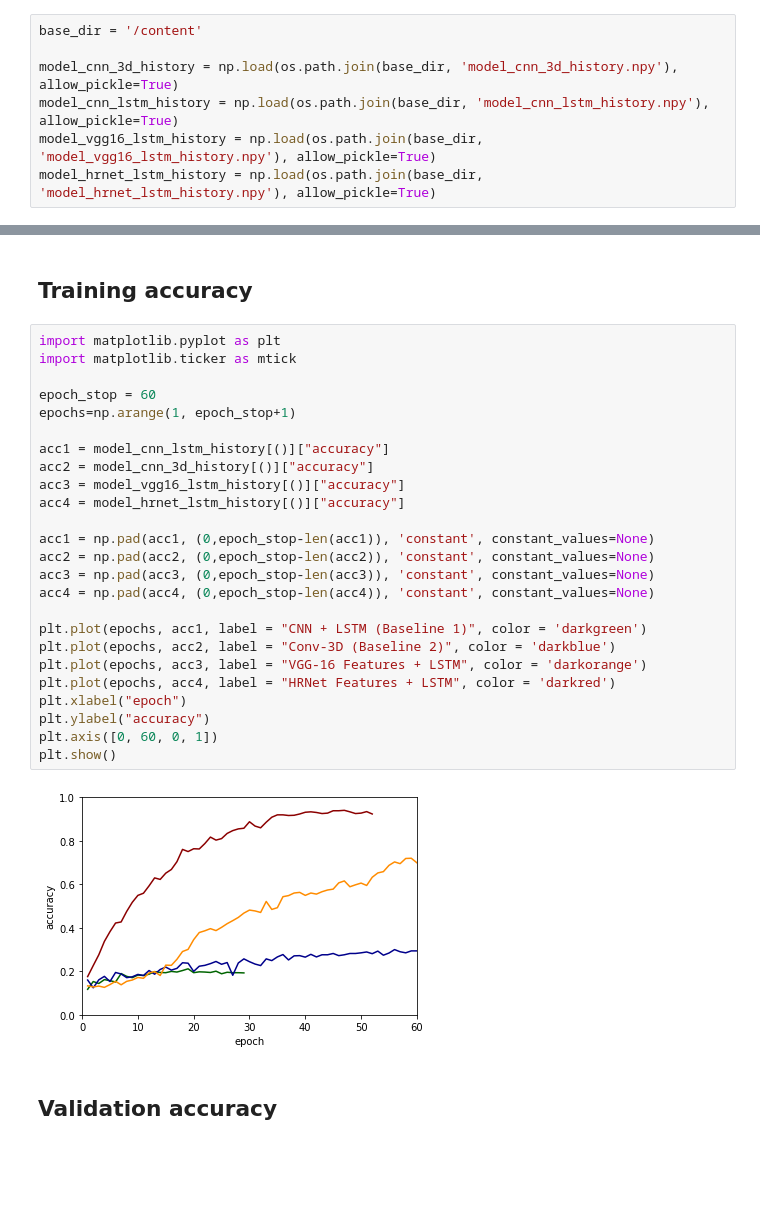
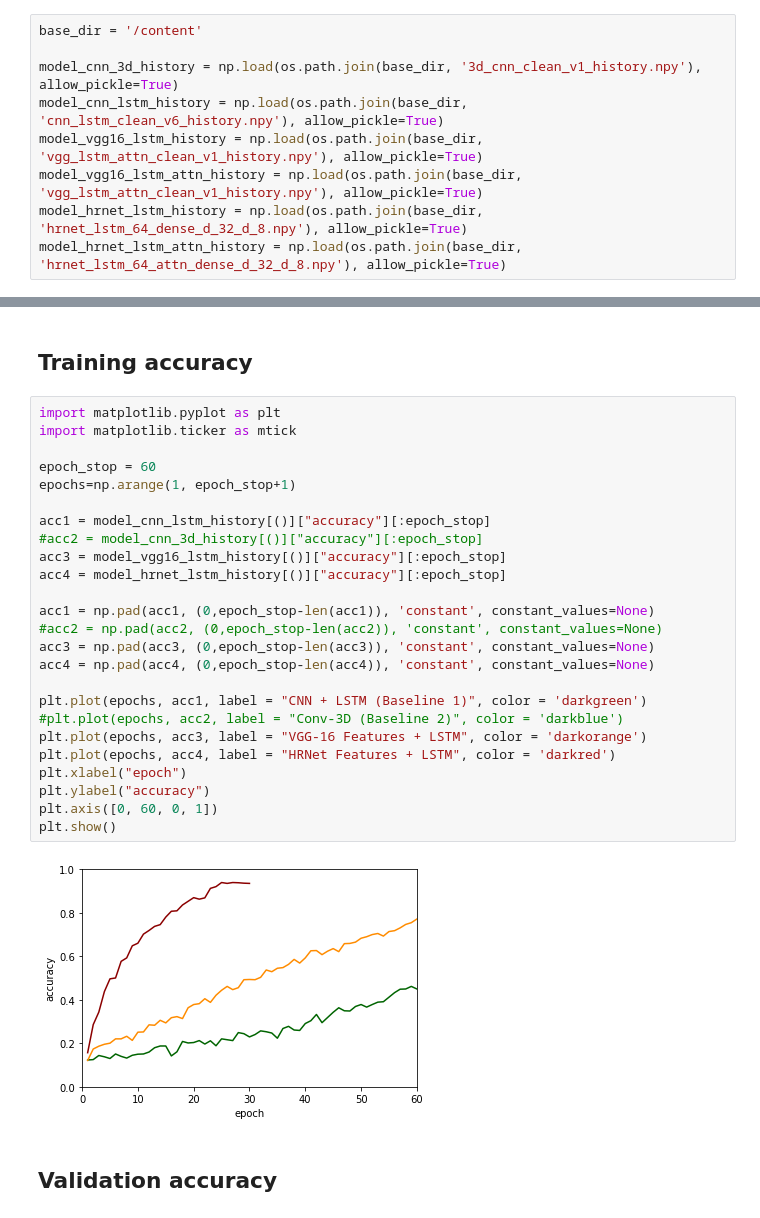
Before and after one commit to alanlou/cs231n-project, a Jupyter notebook: notebooks/visualize_training_history.ipynb, the cells around one changed output, grey strips where cells are left out. Drawn from its saved outputs; the diff is of its cells as text; blank space fills up the shorter version.

```diff
--- a/notebooks/visualize_training_history.ipynb
+++ b/notebooks/visualize_training_history.ipynb
@@ -4,7 +4,9 @@ import os
 # %%
 base_dir = '/content'
 
-model_cnn_3d_history = np.load(os.path.join(base_dir, 'model_cnn_3d_history.npy'), allow_pickle=True)
-model_cnn_lstm_history = np.load(os.path.join(base_dir, 'model_cnn_lstm_history.npy'), allow_pickle=True)
-model_vgg16_lstm_history = np.load(os.path.join(base_dir, 'model_vgg16_lstm_history.npy'), allow_pickle=True)
-model_hrnet_lstm_history = np.load(os.path.join(base_dir, 'model_hrnet_lstm_history.npy'), allow_pickle=True)
+model_cnn_3d_history = np.load(os.path.join(base_dir, '3d_cnn_clean_v1_history.npy'), allow_pickle=True)
+model_cnn_lstm_history = np.load(os.path.join(base_dir, 'cnn_lstm_clean_v6_history.npy'), allow_pickle=True)
+model_vgg16_lstm_history = np.load(os.path.join(base_dir, 'vgg_lstm_attn_clean_v1_history.npy'), allow_pickle=True)
+model_vgg16_lstm_attn_history = np.load(os.path.join(base_dir, 'vgg_lstm_attn_clean_v1_history.npy'), allow_pickle=True)
+model_hrnet_lstm_history = np.load(os.path.join(base_dir, 'hrnet_lstm_64_dense_d_32_d_8.npy'), allow_pickle=True)
+model_hrnet_lstm_attn_history = np.load(os.path.join(base_dir, 'hrnet_lstm_64_attn_dense_d_32_d_8.npy'), allow_pickle=True)
@@ -13,30 +43,30 @@ model_hrnet_lstm_history = np.load(os.path.join(base_dir, 'model_hrnet_lstm_hist
 # %%
 import matplotlib.pyplot as plt
 import matplotlib.ticker as mtick
 
 epoch_stop = 60
 epochs=np.arange(1, epoch_stop+1)
 
-acc1 = model_cnn_lstm_history[()]["accuracy"]
-acc2 = model_cnn_3d_history[()]["accuracy"]
-acc3 = model_vgg16_lstm_history[()]["accuracy"]
-acc4 = model_hrnet_lstm_history[()]["accuracy"]
+acc1 = model_cnn_lstm_history[()]["accuracy"][:epoch_stop]
+#acc2 = model_cnn_3d_history[()]["accuracy"][:epoch_stop]
+acc3 = model_vgg16_lstm_history[()]["accuracy"][:epoch_stop]
+acc4 = model_hrnet_lstm_history[()]["accuracy"][:epoch_stop]
 
 acc1 = np.pad(acc1, (0,epoch_stop-len(acc1)), 'constant', constant_values=None)
-acc2 = np.pad(acc2, (0,epoch_stop-len(acc2)), 'constant', constant_values=None)
+#acc2 = np.pad(acc2, (0,epoch_stop-len(acc2)), 'constant', constant_values=None)
 acc3 = np.pad(acc3, (0,epoch_stop-len(acc3)), 'constant', constant_values=None)
 acc4 = np.pad(acc4, (0,epoch_stop-len(acc4)), 'constant', constant_values=None)
 
 plt.plot(epochs, acc1, label = "CNN + LSTM (Baseline 1)", color = 'darkgreen')
-plt.plot(epochs, acc2, label = "Conv-3D (Baseline 2)", color = 'darkblue')
+#plt.plot(epochs, acc2, label = "Conv-3D (Baseline 2)", color = 'darkblue')
 plt.plot(epochs, acc3, label = "VGG-16 Features + LSTM", color = 'darkorange')
 plt.plot(epochs, acc4, label = "HRNet Features + LSTM", color = 'darkred')
 plt.xlabel("epoch")
 plt.ylabel("accuracy")
 plt.axis([0, 60, 0, 1])
 plt.show()
 # %% [output]
-[figure, old version]
+[figure, new version]
 # %% [markdown]
 ## Validation accuracy
 # %%
```
Also changed, not shown: parts of 2 cells of this notebook.
